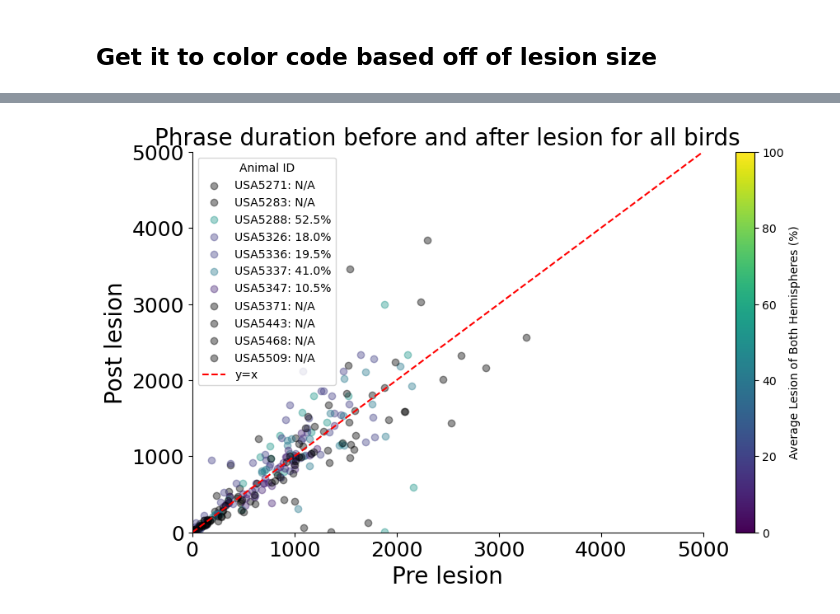
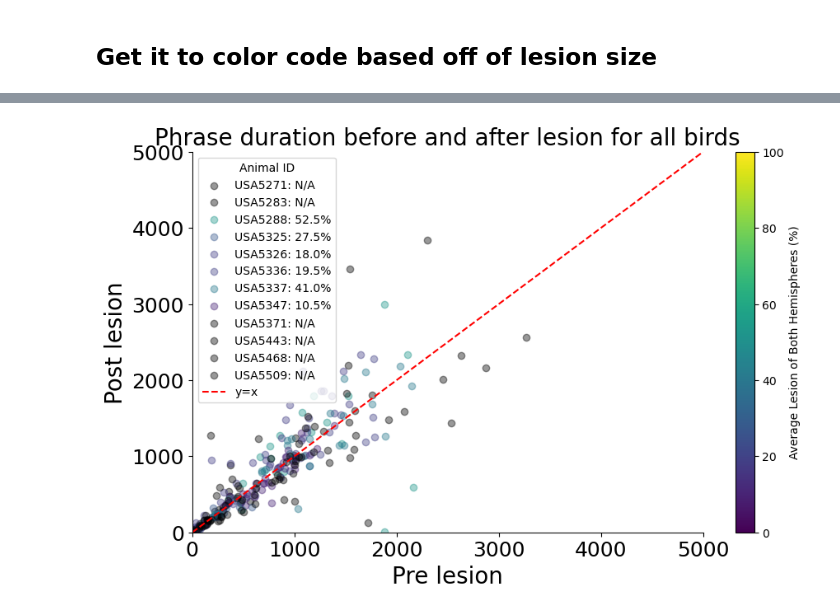
Before and after one commit to hulseyvincentr/syntax_analysis, a Jupyter notebook: notebooks/DECODER_graph_all_bird_phrase_durtns.ipynb, the cells around one changed output, grey strips where cells are left out. Saved outputs shown, nothing was run; the diff lists cells and outputs as text; code cells hidden in the pictures.

```diff
--- a/notebooks/DECODER_graph_all_bird_phrase_durtns.ipynb
+++ b/notebooks/DECODER_graph_all_bird_phrase_durtns.ipynb
@@ -248,7 +228,7 @@ lesion_summary = lesion_data_df.groupby(['Animal ID', 'Hemisphere'])['Percent Le
 lesion_summary['Average Lesion'] = lesion_summary.mean(axis=1)
 
 # Load the Excel file
-data = pd.read_excel('/Users/mirandahulsey-vincent/Documents/allPythonCode/syntax_analysis/data_inputs/AreaX_compare_pre_and_post_phrase_durations/combined_all_birds.xlsx')
+data = pd.read_excel('/Users/mirandahulsey-vincent/Documents/allPythonCode/syntax_analysis/data_inputs/AreaX_compare_pre_and_post_phrase_durations/combined_all_birds_missing_USA5505.xlsx')
 
 fig, ax = plt.subplots(figsize=(10, 6))  # Create a figure and a set of subplots
 
@@ -291,4 +273,4 @@ plt.show()
-[figure, old version]
+[figure, new version]
 # %%
 import os
 import json
```
Also changed, not shown: parts of 8 cells of this notebook, 2 other files.
